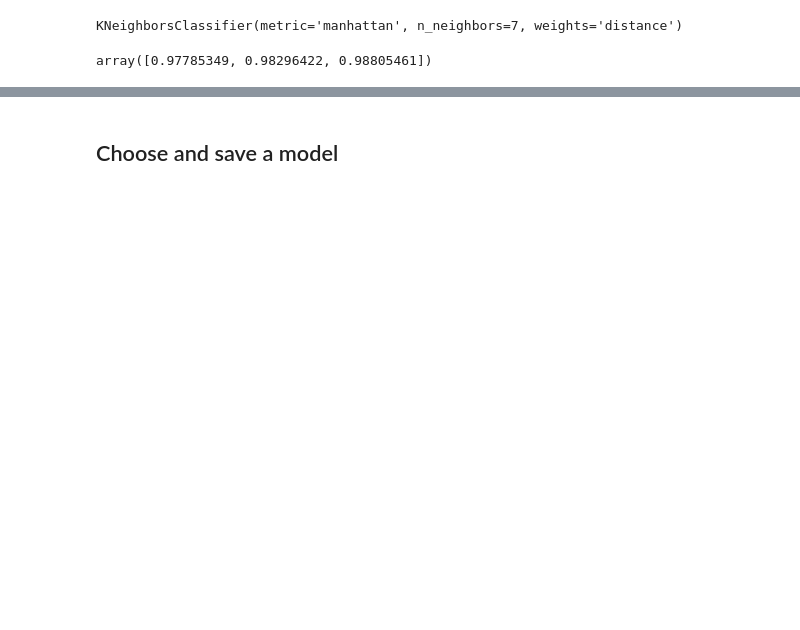
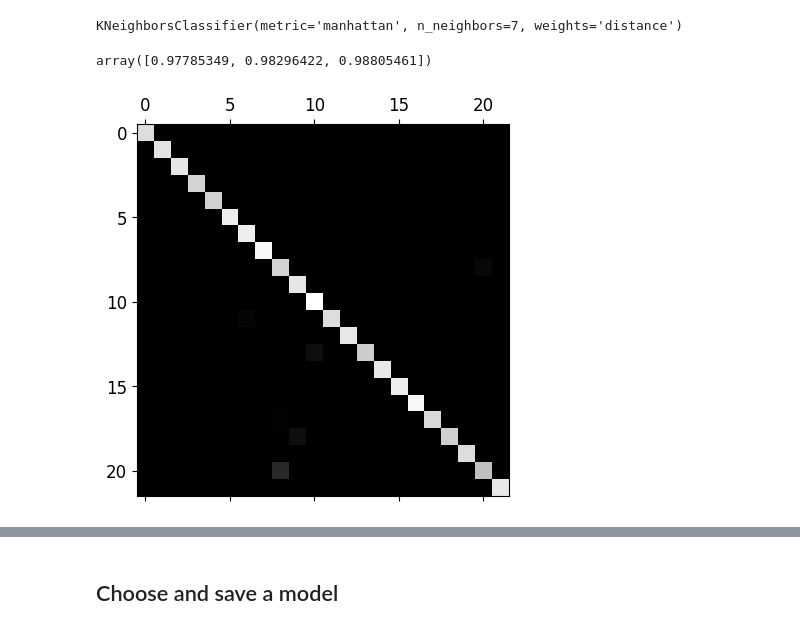
Before and after one commit to Gruppe-H/OLA2, a Jupyter notebook: Exercise.ipynb, the cells around one changed output, grey strips where cells are left out. Cells and saved outputs as stored; diff of their text form; code cells hidden in the pictures; blank space fills up the shorter version.

```diff
--- a/Exercise.ipynb
+++ b/Exercise.ipynb
@@ -496,3 +535,10 @@ KNeighborsClassifier(metric='manhattan', n_neighbors=7, weights='distance')
 cross_val_score(knn_clf_best, X_train, y_train, cv=3, scoring="accuracy")
 # %% [output]
 array([0.97785349, 0.98296422, 0.98805461])
+# %%
+y_train_pred_best = cross_val_predict(knn_clf_best, X_train, y_train, cv=3)
+conf_mx_best = confusion_matrix(y_train, y_train_pred_best)
+plt.matshow(conf_mx_best, cmap=plt.cm.gray)
+plt.show()
+# %% [output]
+[figure, added]
```
Also changed, not shown: parts of 35 cells of this notebook, 1 other file.
